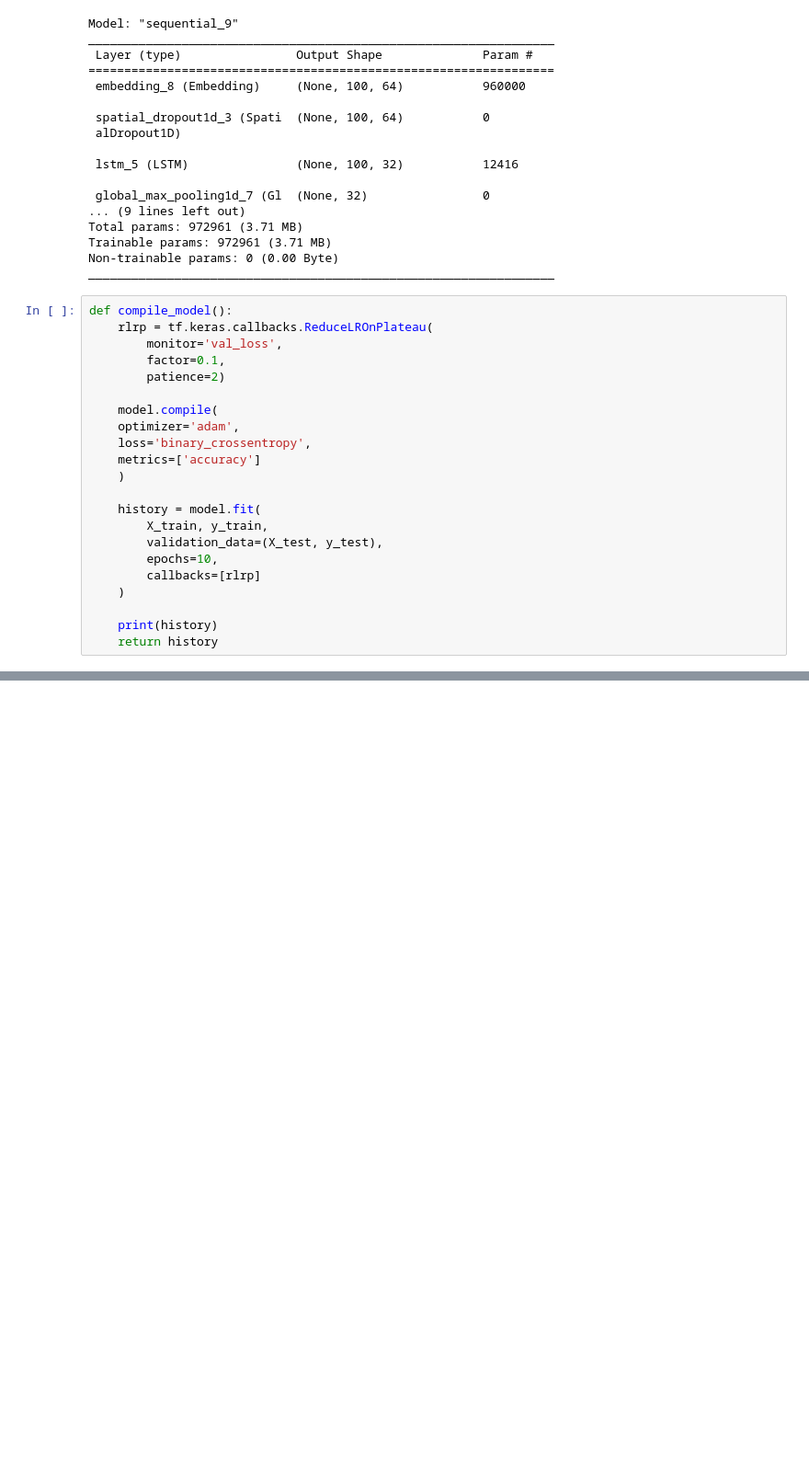
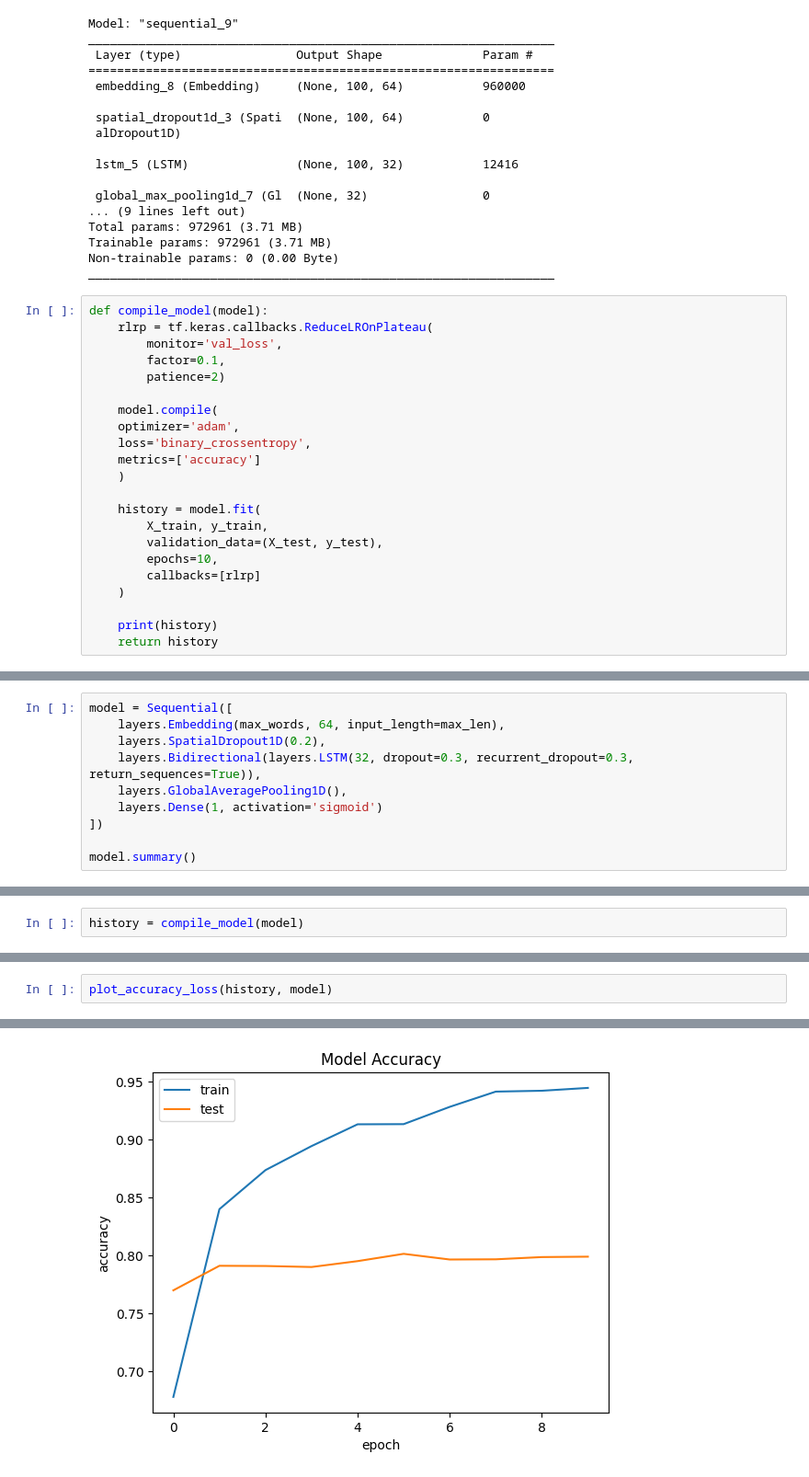
Before and after one commit to Akhila-Ravi1/Projects, a Jupyter notebook: Sarcasm Detection/SarcasmDetection.ipynb, the cells around one changed output, grey strips where cells are left out. Shown at 92% size. Cells and saved outputs as stored; diff of their text form; blank space fills up the shorter version.

```diff
--- a/Sarcasm Detection/SarcasmDetection.ipynb
+++ b/Sarcasm Detection/SarcasmDetection.ipynb
@@ -672,7 +672,7 @@ Trainable params: 972961 (3.71 MB)
 Non-trainable params: 0 (0.00 Byte)
 _________________________________________________________________
 # %%
-def compile_model():
+def compile_model(model):
     rlrp = tf.keras.callbacks.ReduceLROnPlateau(
         monitor='val_loss',
         factor=0.1,
@@ -723,0 +726,10 @@ Test accuracy: 0.8099231123924255
+# %%
+model = Sequential([
+    layers.Embedding(max_words, 64, input_length=max_len),
+    layers.SpatialDropout1D(0.2),
+    layers.Bidirectional(layers.LSTM(32, dropout=0.3, recurrent_dropout=0.3, return_sequences=True)),
+    layers.GlobalAveragePooling1D(),
+    layers.Dense(1, activation='sigmoid')
+])
+
+model.summary()
@@ -723,0 +754,2 @@ Test accuracy: 0.8099231123924255
+# %%
+history = compile_model(model)
@@ -723,0 +774,3 @@ Test accuracy: 0.8099231123924255
+# %%
+plot_accuracy_loss(history, model)
+# %% [output]
@@ -723,0 +780 @@ Test accuracy: 0.8099231123924255
+[figure, added]
```
Also changed, not shown: parts of 33 cells of this notebook, 1 other file.
